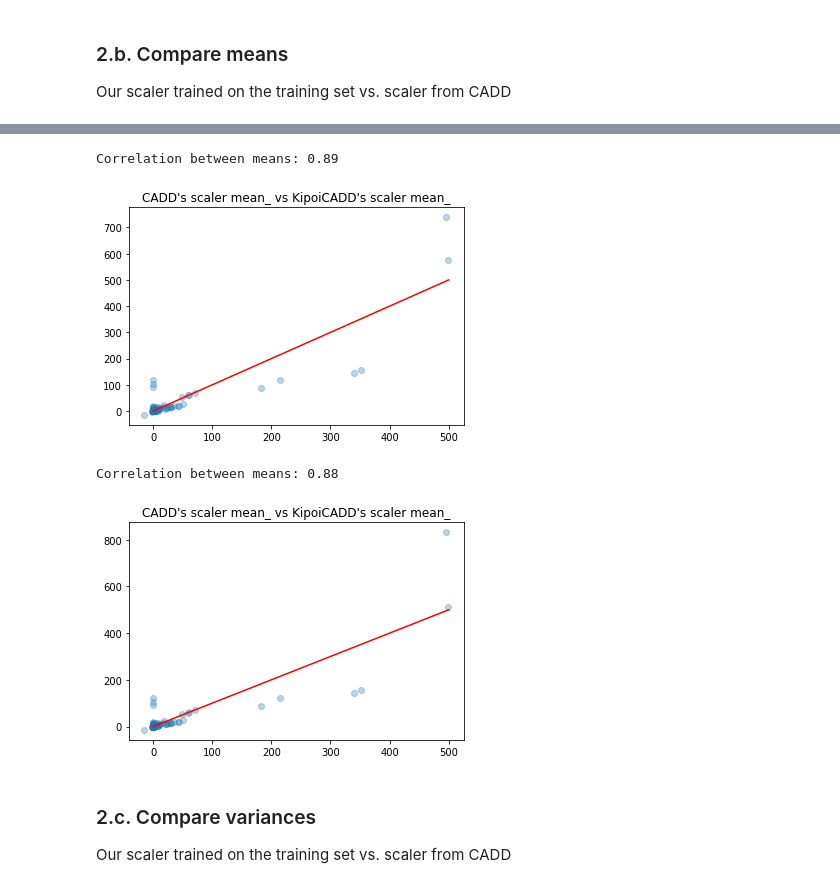
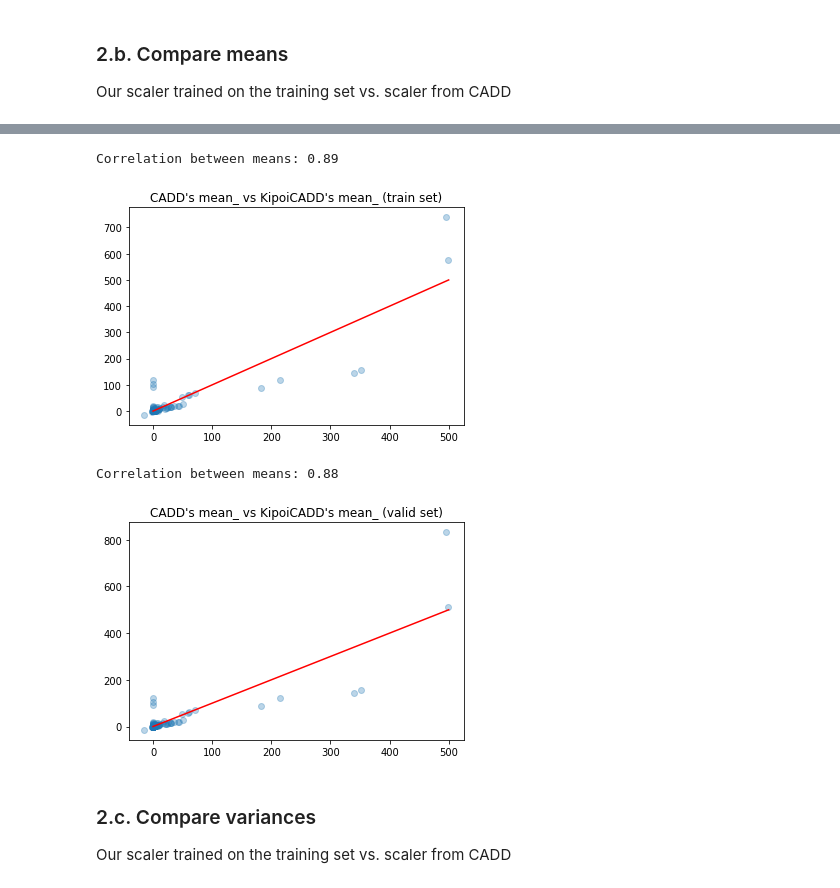
Before and after one commit to dansimancas/kipoi-cadd, a Jupyter notebook: src/02_retrain_cadd_v1.4/04_Compare_models_and_scalers.ipynb, the cells around one changed output, grey strips where cells are left out. Drawn from its saved outputs; the diff is of its cells as text; code cells hidden in the pictures.

```diff
--- a/src/02_retrain_cadd_v1.4/04_Compare_models_and_scalers.ipynb
+++ b/src/02_retrain_cadd_v1.4/04_Compare_models_and_scalers.ipynb
@@ -121,29 +126,31 @@ Correlation between means: 0.93
 # %%
+# CADD's scaler vs our scaler extracted from the train set
 scaler_kipoicadd_train_file = "/s/project/kipoi-cadd/data/models/KipoiCadd_train-GRCh37.scaler"
 scaler_kipoicadd_train = joblib.load(scaler_kipoicadd_train_file) # reload scaler just in case
 _, scaler_cadd = joblib.load(model_cadd_file) # reload scaler just in case
 plt.scatter(scaler_cadd.mean_, scaler_kipoicadd_train.mean_, alpha=0.3);
-plt.title("CADD's scaler mean_ vs KipoiCADD's scaler mean_");
+plt.title("CADD's mean_ vs KipoiCADD's mean_ (train set)");
 plt.plot([0, 500], [0, 500], color='red');
 
 corr = pearsonr(scaler_cadd.mean_, scaler_kipoicadd_train.mean_)
 print("Correlation between means: {:.2f}".format(corr[0]))
 # %% [output]
 Correlation between means: 0.89
-[figure, old version]
+[figure, new version]
 # %%
+# CADD's scaler vs our scaler extracted from the valid set (this is a holdout set, this is not ClinVar data)
 scaler_kipoicadd_valid_file = "/s/project/kipoi-cadd/data/models/KipoiCadd_valid-GRCh37.scaler"
 scaler_kipoicadd_valid = joblib.load(scaler_kipoicadd_valid_file) # reload scaler just in case
 _, scaler_cadd = joblib.load(model_cadd_file) # reload scaler just in case
 plt.scatter(scaler_cadd.mean_, scaler_kipoicadd_valid.mean_, alpha=0.3);
-plt.title("CADD's scaler mean_ vs KipoiCADD's scaler mean_");
+plt.title("CADD's mean_ vs KipoiCADD's mean_ (valid set)");
 plt.plot([0, 500], [0, 500], color='red');
 
 corr = pearsonr(scaler_cadd.mean_, scaler_kipoicadd_valid.mean_)
 print("Correlation between means: {:.2f}".format(corr[0]))
 # %% [output]
 Correlation between means: 0.88
-[figure, old version]
+[figure, new version]
 # %% [markdown]
 ### 2.c. Compare variances
 Our scaler trained on the training set vs. scaler from CADD
```
Also changed, not shown: parts of 5 cells of this notebook.
